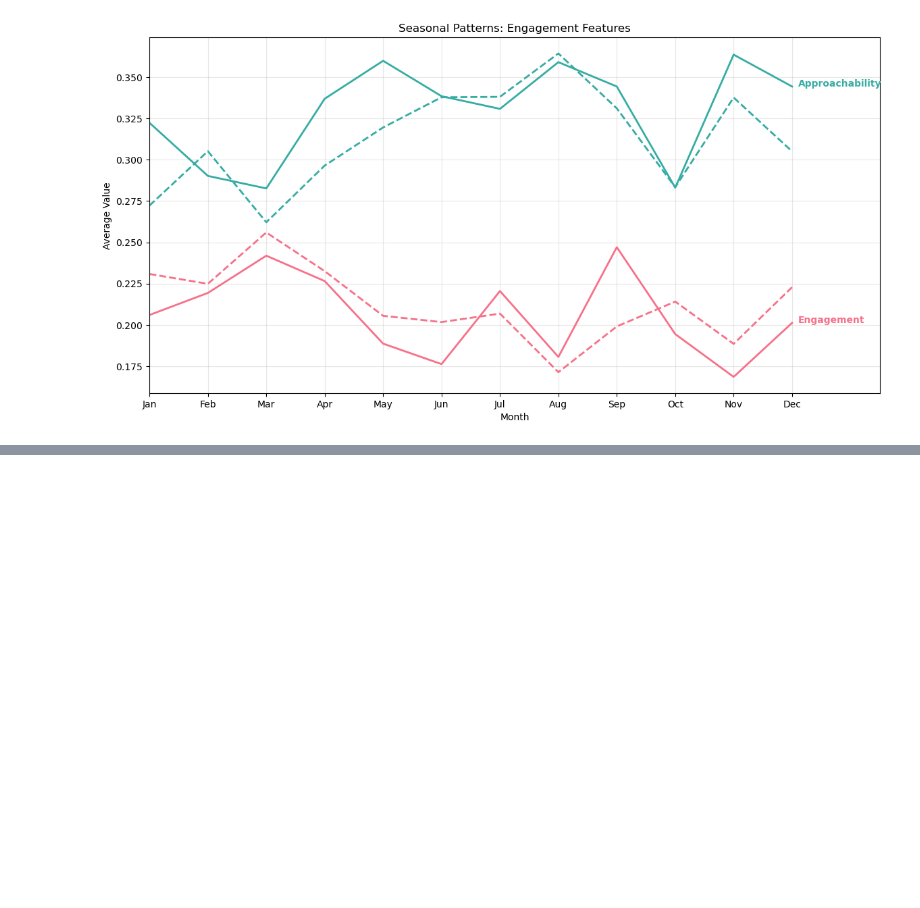
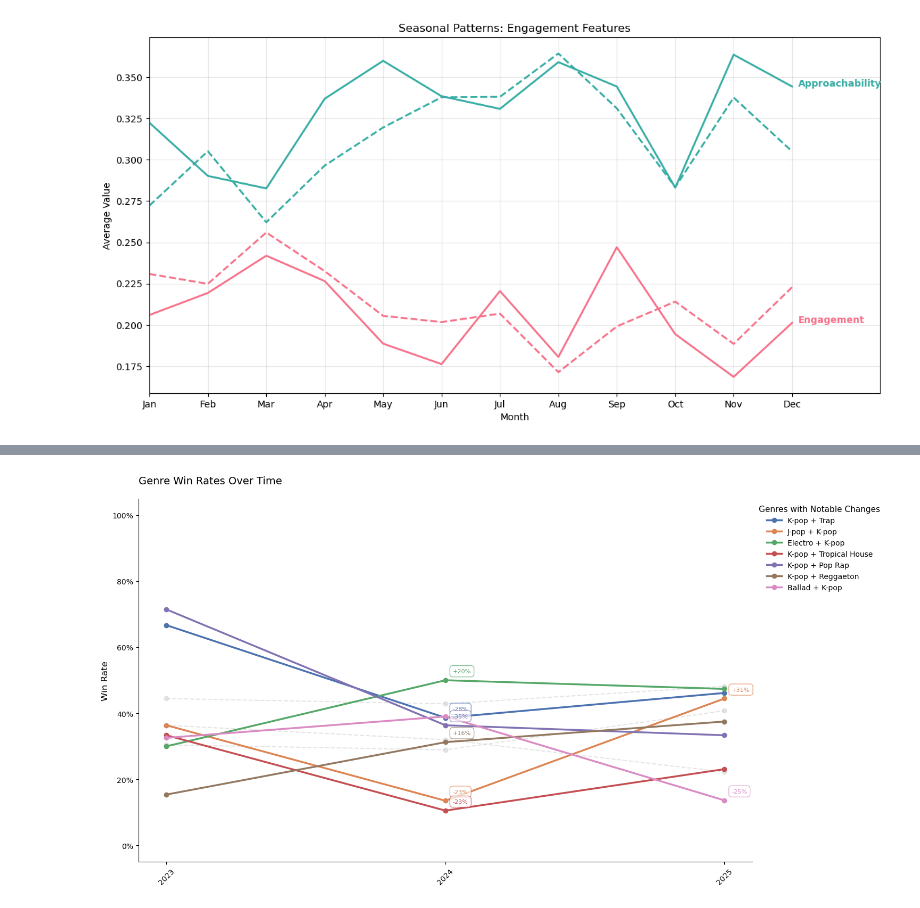
Before and after one commit to ccaban6/love-dive-into-kpop-music-show-winners, a Jupyter notebook: notebooks/04_explore_audio_features.ipynb, the cells around one changed output, grey strips where cells are left out. Saved outputs shown, nothing was run; the diff lists cells and outputs as text; code cells hidden in the pictures; blank space fills up the shorter version.

```diff
--- a/notebooks/04_explore_audio_features.ipynb
+++ b/notebooks/04_explore_audio_features.ipynb
@@ -884,0 +503,8 @@ This analysis provides valuable insights into both the historical patterns and p
+# %%
+top_10_genres = list(
+        genre_df['sorted_combo']
+        .value_counts()
+        .top_k(10, by='count')['sorted_combo']
+    )
+
+order_map = {value: index for index, value in enumerate(top_10_genres)}
@@ -884,0 +524,10 @@ This analysis provides valuable insights into both the historical patterns and p
+# %%
+genre_temporal = create_temporal_genre(all_awards, audio)
+# %%
+genre_temporal_top = (genre_temporal
+            .filter(genre_temporal['sorted_combo'].is_in(top_10_genres))
+            .with_columns([
+                pl.col('sorted_combo').map_elements(lambda x: order_map.get(x), return_dtype=int).alias('order')
+            ])
+            .sort(['order', 'date'], descending=False).drop('order'))
+genre_temporal_top
@@ -884,0 +549,5 @@ This analysis provides valuable insights into both the historical patterns and p
+# %%
+genre_temporal_top_win_rates = genre_temporal_top.group_by(['sorted_combo', 'year']).agg([
+    pl.col('is_winner').mean().alias('win_rate')
+])
+genre_temporal_top_win_rates
@@ -884,0 +569,5 @@ This analysis provides valuable insights into both the historical patterns and p
+# %%
+plot_genre_win_rates_over_time(genre_temporal_top_win_rates.to_pandas())
+plt.show()
+# %% [output]
+[figure, added]
```
Also changed, not shown: parts of 49 cells of this notebook, 2 other files.
